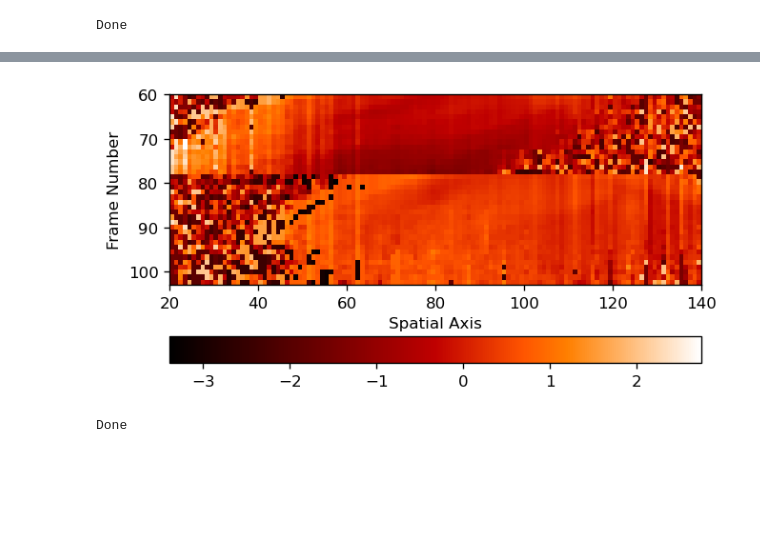
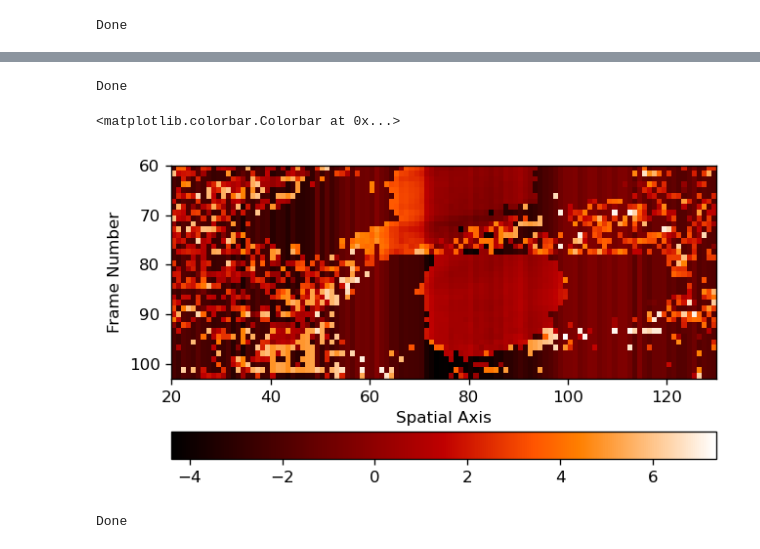
Before and after one commit to ruoyanwangdr/Dynamics-of-Jovian-Infrared-Auroral-Ionosphere-and-Thermosphere, a Jupyter notebook: h3p_map.ipynb, the cells around one changed output, grey strips where cells are left out. Saved outputs shown, nothing was run; the diff lists cells and outputs as text; code cells hidden in the pictures; blank space fills up the shorter version.

```diff
--- a/h3p_map.ipynb
+++ b/h3p_map.ipynb
@@ -331,8 +331,8 @@ h2_model = Model(gaussian_fit)
 
 # create parameters and add initial guess
 h2_params = h2_model.make_params()
-h2_params.add('a0', value=0.2)
-h2_params.add('a1', value=107)
+h2_params.add('a0', value=0.15)
+h2_params.add('a1', value=100)
 h2_params.add('a2', value=1)
 h2_params.add('a3', value=0)
 h2_params.add('a4', value=0)
@@ -351,7 +351,7 @@ sky_frame = (51, 59, 60, 72, 78, 79, 91, 103)
 
 # define range on spatial axis to fit
 lower_h2 = 10
-upper_h2 = 140
+upper_h2 = 130
 
 # create empty list to collect result
 h2_a0_map = []
@@ -412,7 +413,7 @@ repeat same step for h2 a1 at wavelength axis 107
 """
 
 lower_h2 = 10
-upper_h2 = 140
+upper_h2 = 130
 
 start_kband_north = 60
 end_kband_north = 103
@@ -456,0 +528,11 @@ plt.plot(np.sum(h2a1, axis=0)/len(h2a1))
+# %%
+# create lmfit model with defined gaussian
+h3p_model = Model(gaussian_fit)
+
+h3p_params = h3p_model.make_params()
+h3p_params.add('a0', value=0.1)
+h3p_params.add('a1', value=522)
+h3p_params.add('a2', value=1)
+h3p_params.add('a3', value=0)
+h3p_params.add('a4', value=0)
+h3p_params.add('a5', value=0)
@@ -457,15 +599,60 @@ plt.plot(np.sum(h2a1, axis=0)/len(h2a1))
+# %%
+"""
+repeat for h3p a1 at wavelength axis 554
+"""
+
+lower_h3p = 10
+upper_h3p = 130
+
+
+start_kband_north = 60
+end_kband_north = 103
+sky_frame = (51, 59, 60, 72, 78, 79, 91, 103)
+
+h3p_a1_map = []
+
+for i in range(start_kband_north+1, end_kband_north):
+    if i in sky_frame:
+        continue
+    skyfinal = scale_sky_frame(i)
+    sky_subtract = (nirspec7_data_array[i-start_nirspec7] - skyfinal) / (average_flat_field - average_flat_lamp_off)
+    #plt.figure()
+    #plt.imshow(sky_subtract, cmap='gist_gray')
+    #plt.title('frame number ' + str(i))
+
+    h3p_a1 = np.zeros(upper_h3p-lower_h3p)
+    #h3p_a1_error = np.zeros(upper_h3p-lower_h3p)
+
+    for j in range(lower_h3p, upper_h3p):
+        try:
+            h3p_fit_result = h3p_model.fit(sky_subtract[j], h3p_params, x=pixel)
+            h3p_a1[j] = h3p_fit_result.params['a1'].value
+        except:
+            pass
+
+    #plt.figure()
+    #plt.xlabel('spatial axis', fontsize=12)
+    #plt.ylabel('a1', fontsize=12)
+    #plt.plot(h3p_a1)
+
+    h3p_a1_map.append(h3p_a1)
+
+print('Done')
+# %% [output]
+Done
 # %%
-h2a1 = np.vstack((h2_a1_map))
-h2a1[h2a1<105] = 105
-h2a1[h2a1>109] = 109
+h3pa1 = np.vstack((h3p_a1_map))
+h3pa1[h3pa1>526] = 526
+h3pa1[h3pa1<518] = 518
 
-plt.imshow(h2a1-(np.sum(h2a1, axis=0)/len(h2a1)), extent=[lower_h2, upper_h2, end_kband_north, start_kband_north], cmap='gist_heat')
+plt.imshow(h3pa1-np.sum(h3pa1, axis=0)/len(h3pa1), extent=[lower_h3p, upper_h3p, end_kband_north, start_kband_north], cmap='gist_heat')
 plt.xlabel('Spatial Axis')
 plt.ylabel('Frame Number')
-plt.xlim(20,140)
+plt.xlim(20,130)
 plt.colorbar(orientation='horizontal', pad=0.15)
-plt.savefig('plots/h2_a1_map_107', bbox_inches='tight')
+#plt.savefig('plots/h3p_a1_map_554', bbox_inches='tight')
 # %% [output]
+<matplotlib.colorbar.Colorbar at 0x...>
-[figure, old version]
+[figure, new version]
 # %%
 """
```
Also changed, not shown: parts of 24 cells of this notebook.
